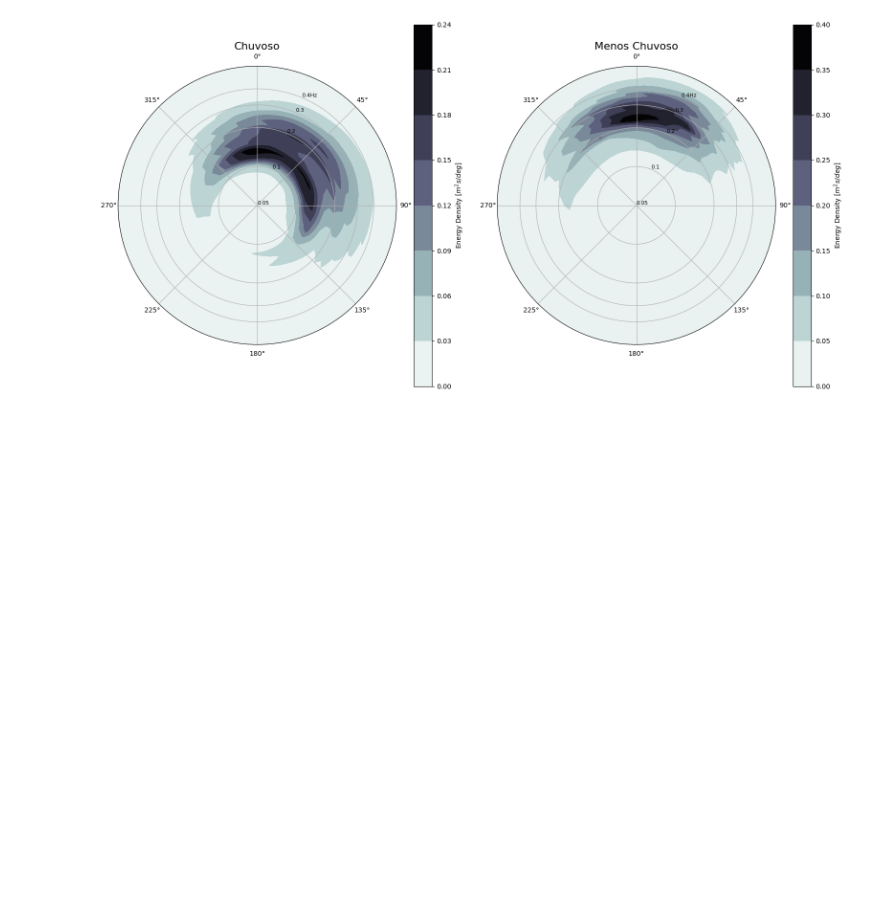
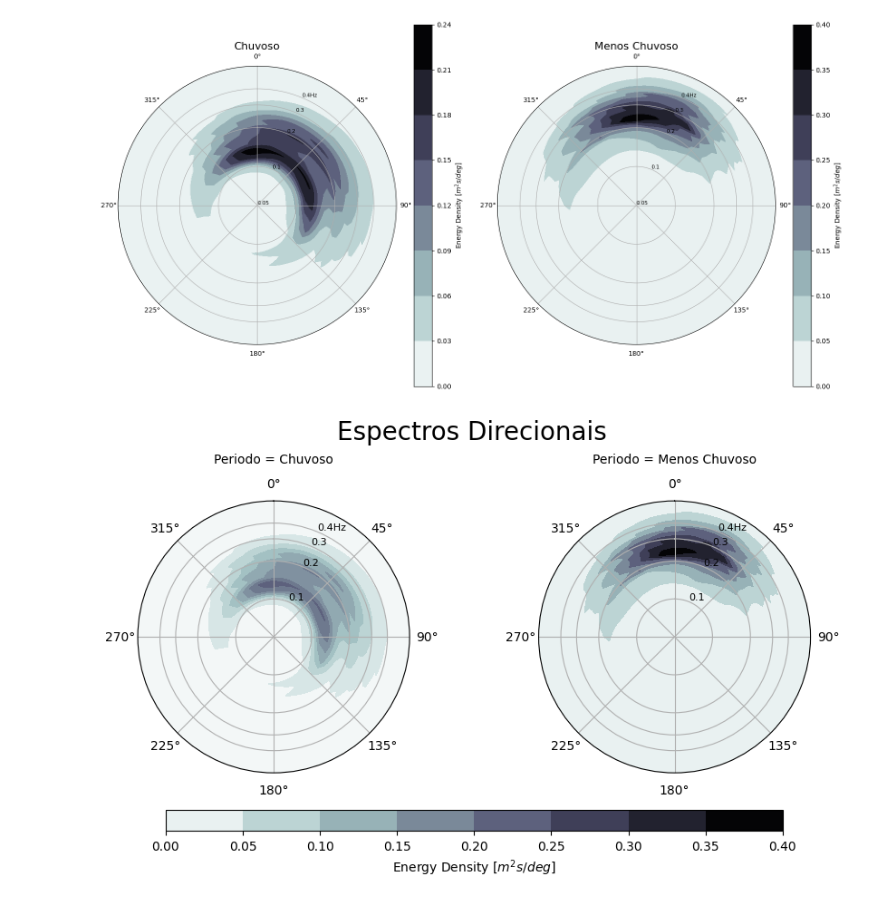
Before and after one commit to zydanne-costa/Ondas_ADCP_SCO_Mar_Nov_2025, a Jupyter notebook: DSPEC_SEC_CHU_wavespectra.ipynb, the cells around one changed output. Saved outputs shown, nothing was run; the diff lists cells and outputs as text; code cells hidden in the pictures; blank space fills up the shorter version.

```diff
--- a/DSPEC_SEC_CHU_wavespectra.ipynb
+++ b/DSPEC_SEC_CHU_wavespectra.ipynb
@@ -235,3 +235,61 @@ plt.savefig(saida_comparacao, dpi=300, bbox_inches="tight")
 plt.show()
 # %% [output]
 [figure]
+# %%
+# ============================================================
+# 11. Criar Dataset com os dois períodos
+# ============================================================
+
+dset = xr.Dataset(
+    {
+        "efth": (["Periodo","freq","dir"],
+                 np.stack([espectro_medio, espectro_medio2]))
+    },
+    coords={
+        "Periodo": ["Chuvoso", "Menos Chuvoso"],
+        "freq": frequencias,
+        "dir": direcoes
+    }
+)
+# %%
+# ============================================================
+# 12. Plotar com facetamento (ajuste fino de títulos e layout)
+# ============================================================
+
+g = dset.spec.plot(
+    col="Periodo",
+    figsize=(9,5),
+    add_colorbar=True,
+    normalised=False,
+    show_theta_labels=True,
+    show_radii_labels=True,
+    radii_ticks=[0.1, 0.2, 0.3, 0.4],
+    rmin=0.05,
+    rmax=0.6,
+    cmap="bone_r",
+    cbar_kwargs={
+        "orientation": "horizontal",
+        "pad": 0.09,
+        "aspect": 30,
+        "fraction": 0.05
+    },
+    title_pad=25  # distância entre o título e o gráfico
+)
+
+# Ajusta o título geral e espaçamento
+plt.suptitle("Espectros Direcionais", fontsize=20, y=0.97)
+plt.subplots_adjust(top=0.79, bottom=0.19)
+
+# Se quiser ainda mais controle, pode ajustar manualmente:
+for ax in g.axes.flat:
+    ax.set_title(ax.get_title(), pad=30, fontsize=10)
+
+saida_facet = os.path.join(
+    caminho_diretorio,
+    "DSPEC_CHU_SEC.png"
+)
+
+plt.savefig(saida_facet, dpi=300, bbox_inches="tight")
+plt.show()
+# %% [output]
+[figure, added]
```
